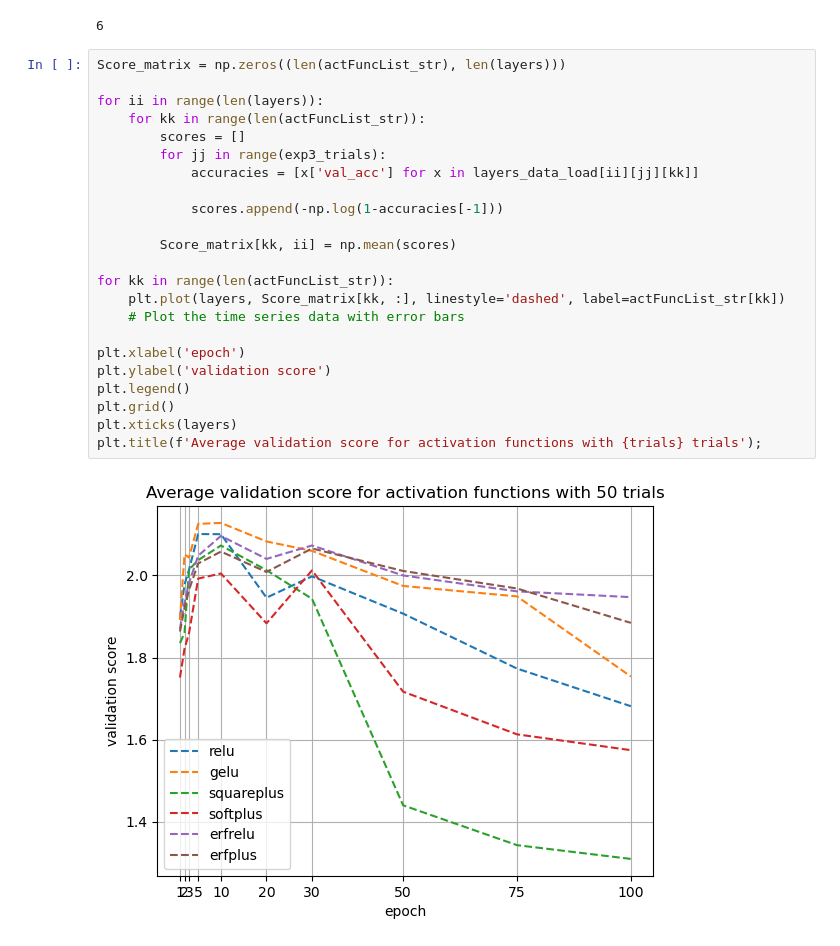
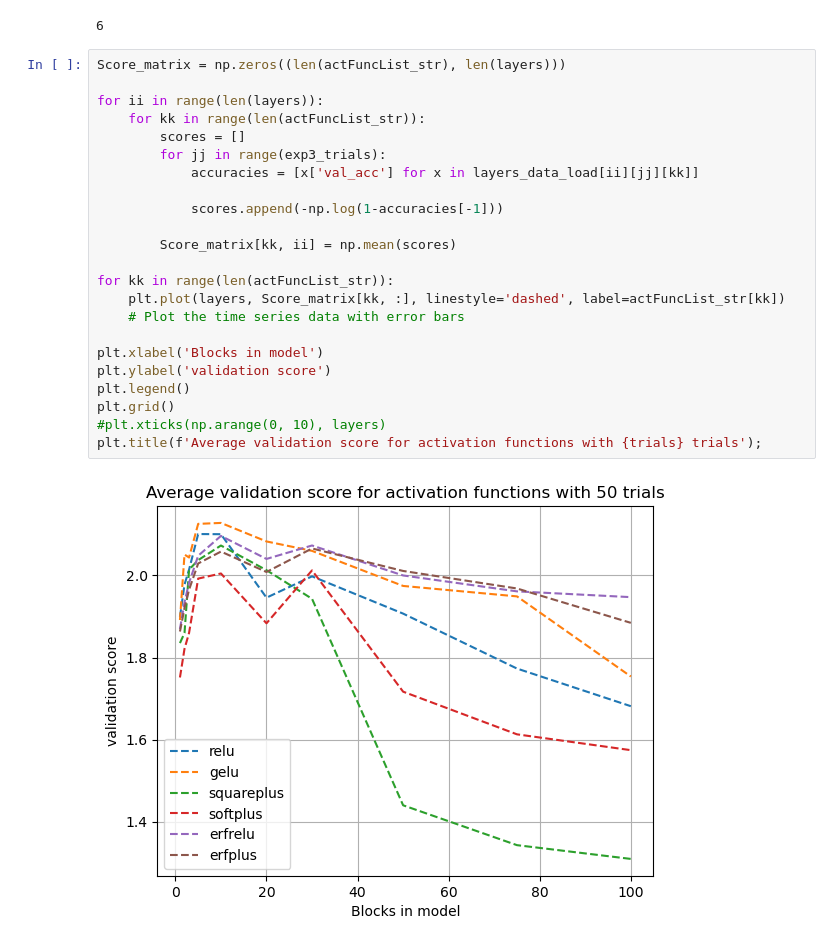
Before and after one commit to JJ0BY/Erfplus-Activation-function, a Jupyter notebook: Plotting/plotFigures.ipynb, the cells around one changed output. Cells and saved outputs as stored; diff of their text form.

```diff
--- a/Plotting/plotFigures.ipynb
+++ b/Plotting/plotFigures.ipynb
@@ -204,25 +203,25 @@ len(layers_data_load[0][0])
 # %%
 Score_matrix = np.zeros((len(actFuncList_str), len(layers)))
 
 for ii in range(len(layers)):
     for kk in range(len(actFuncList_str)):
         scores = []
         for jj in range(exp3_trials):
             accuracies = [x['val_acc'] for x in layers_data_load[ii][jj][kk]]
 
             scores.append(-np.log(1-accuracies[-1]))
 
         Score_matrix[kk, ii] = np.mean(scores)
 
 for kk in range(len(actFuncList_str)):
     plt.plot(layers, Score_matrix[kk, :], linestyle='dashed', label=actFuncList_str[kk])
     # Plot the time series data with error bars
 
-plt.xlabel('epoch')
+plt.xlabel('Blocks in model')
 plt.ylabel('validation score')
 plt.legend()
 plt.grid()
-plt.xticks(layers)
+#plt.xticks(np.arange(0, 10), layers)
 plt.title(f'Average validation score for activation functions with {trials} trials');
 # %% [output]
-[figure, old version]
+[figure, new version]
```
Also changed, not shown: parts of 4 cells of this notebook, 15 other files.
